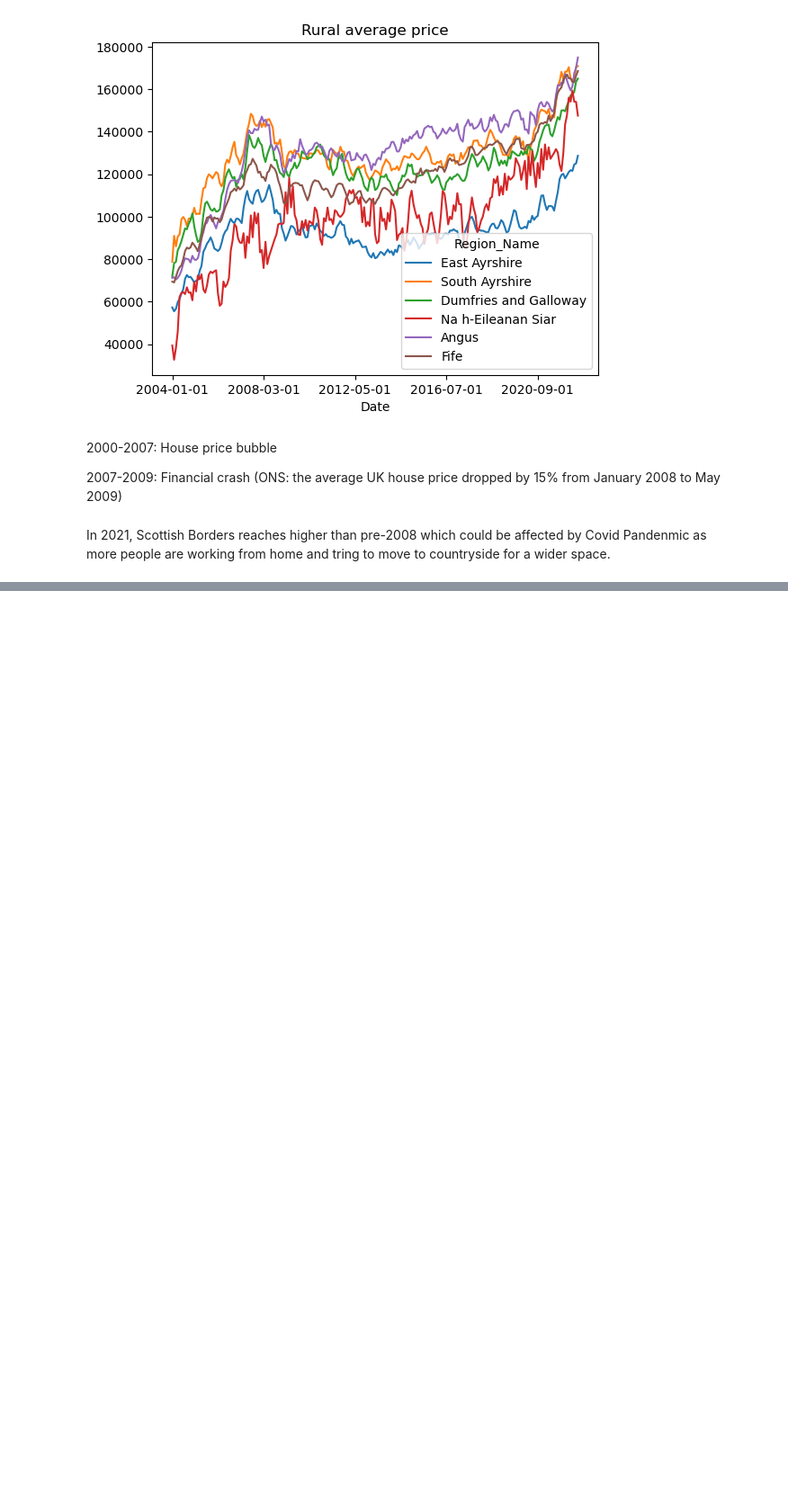
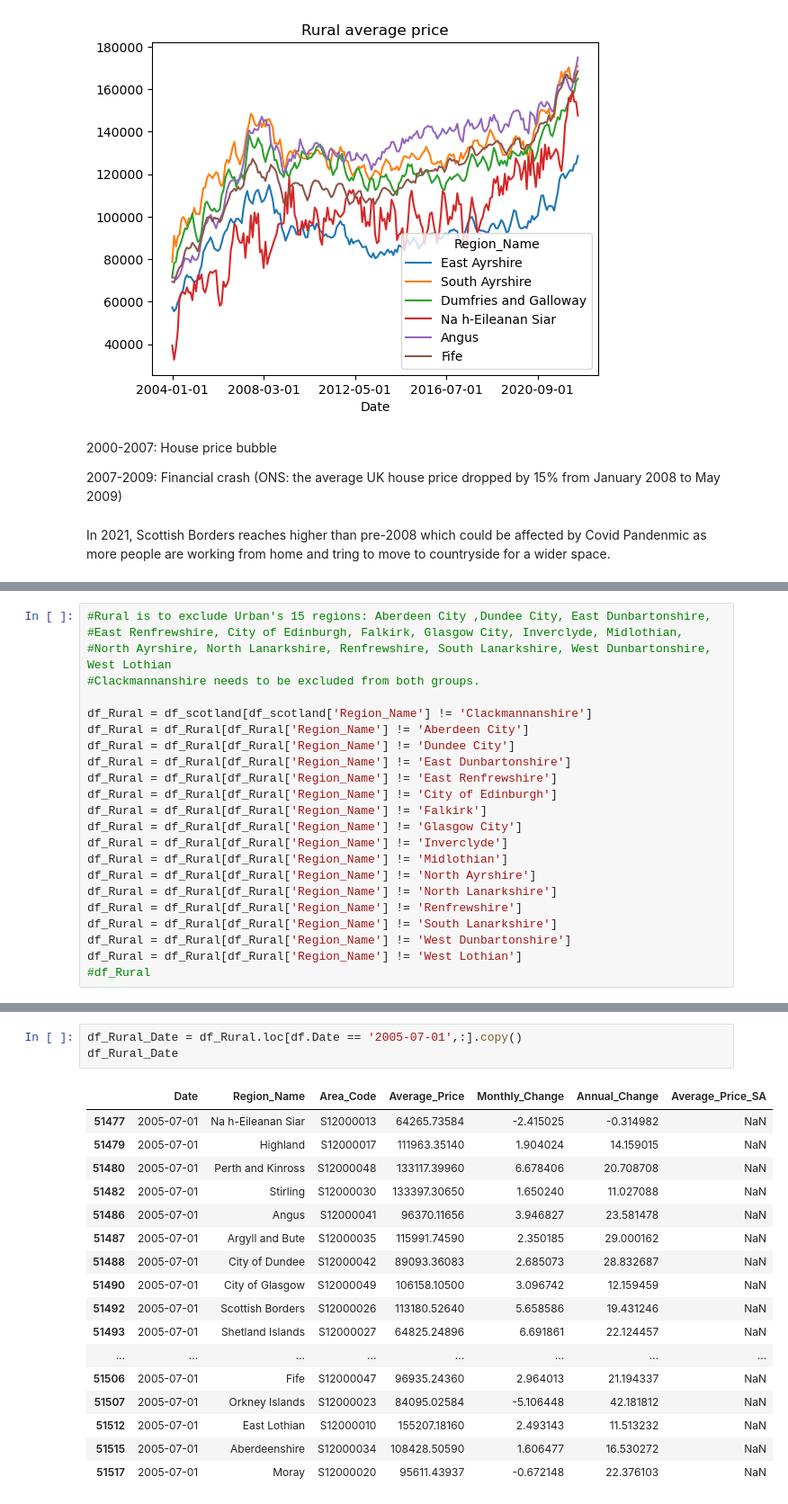
Before and after one commit to kegrad/house-price-index-group-project, a Jupyter notebook: Scotland.ipynb, the cells around one changed output, grey strips where cells are left out. Shown at 90% size. Saved outputs shown, nothing was run; the diff lists cells and outputs as text; blank space fills up the shorter version.

```diff
--- a/Scotland.ipynb
+++ b/Scotland.ipynb
@@ -348,0 +314,23 @@ as more people are working from home and tring to move to countryside for a wide
+# %%
+#Rural is to exclude Urban's 15 regions: Aberdeen City ,Dundee City, East Dunbartonshire,
+#East Renfrewshire, City of Edinburgh, Falkirk, Glasgow City, Inverclyde, Midlothian,
+#North Ayrshire, North Lanarkshire, Renfrewshire, South Lanarkshire, West Dunbartonshire, West Lothian
+#Clackmannanshire needs to be excluded from both groups.
+
+df_Rural = df_scotland[df_scotland['Region_Name'] != 'Clackmannanshire']
+df_Rural = df_Rural[df_Rural['Region_Name'] != 'Aberdeen City']
+df_Rural = df_Rural[df_Rural['Region_Name'] != 'Dundee City']
+df_Rural = df_Rural[df_Rural['Region_Name'] != 'East Dunbartonshire']
+df_Rural = df_Rural[df_Rural['Region_Name'] != 'East Renfrewshire']
+df_Rural = df_Rural[df_Rural['Region_Name'] != 'City of Edinburgh']
+df_Rural = df_Rural[df_Rural['Region_Name'] != 'Falkirk']
+df_Rural = df_Rural[df_Rural['Region_Name'] != 'Glasgow City']
+df_Rural = df_Rural[df_Rural['Region_Name'] != 'Inverclyde']
+df_Rural = df_Rural[df_Rural['Region_Name'] != 'Midlothian']
+df_Rural = df_Rural[df_Rural['Region_Name'] != 'North Ayrshire']
+df_Rural = df_Rural[df_Rural['Region_Name'] != 'North Lanarkshire']
+df_Rural = df_Rural[df_Rural['Region_Name'] != 'Renfrewshire']
+df_Rural = df_Rural[df_Rural['Region_Name'] != 'South Lanarkshire']
+df_Rural = df_Rural[df_Rural['Region_Name'] != 'West Dunbartonshire']
+df_Rural = df_Rural[df_Rural['Region_Name'] != 'West Lothian']
+#df_Rural
@@ -348,0 +407,21 @@ as more people are working from home and tring to move to countryside for a wide
+# %%
+df_Rural_Date = df_Rural.loc[df.Date == '2005-07-01',:].copy()
+df_Rural_Date
+# %% [output]
+|  | Date | Region_Name | Area_Code | Average_Price | Monthly_Change | Annual_Change | Average_Price_SA |
+| 51477 | 2005-07-01 | Na h-Eileanan Siar | S12000013 | 64265.73584 | -2.415025 | -0.314982 | NaN |
+| 51479 | 2005-07-01 | Highland | S12000017 | 111963.35140 | 1.904024 | 14.159015 | NaN |
+| 51480 | 2005-07-01 | Perth and Kinross | S12000048 | 133117.39960 | 6.678406 | 20.708708 | NaN |
+| 51482 | 2005-07-01 | Stirling | S12000030 | 133397.30650 | 1.650240 | 11.027088 | NaN |
+| 51486 | 2005-07-01 | Angus | S12000041 | 96370.11656 | 3.946827 | 23.581478 | NaN |
+| 51487 | 2005-07-01 | Argyll and Bute | S12000035 | 115991.74590 | 2.350185 | 29.000162 | NaN |
+| 51488 | 2005-07-01 | City of Dundee | S12000042 | 89093.36083 | 2.685073 | 28.832687 | NaN |
+| 51490 | 2005-07-01 | City of Glasgow | S12000049 | 106158.10500 | 3.096742 | 12.159459 | NaN |
+| 51492 | 2005-07-01 | Scottish Borders | S12000026 | 113180.52640 | 5.658586 | 19.431246 | NaN |
+| 51493 | 2005-07-01 | Shetland Islands | S12000027 | 64825.24896 | 6.691861 | 22.124457 | NaN |
+| ... | ... | ... | ... | ... | ... | ... | ... |
+| 51506 | 2005-07-01 | Fife | S12000047 | 96935.24360 | 2.964013 | 21.194337 | NaN |
+| 51507 | 2005-07-01 | Orkney Islands | S12000023 | 84095.02584 | -5.106448 | 42.181812 | NaN |
+| 51512 | 2005-07-01 | East Lothian | S12000010 | 155207.18160 | 2.493143 | 11.513232 | NaN |
+| 51515 | 2005-07-01 | Aberdeenshire | S12000034 | 108428.50590 | 1.606477 | 16.530272 | NaN |
+| 51517 | 2005-07-01 | Moray | S12000020 | 95611.43937 | -0.672148 | 22.376103 | NaN |
```
Also changed, not shown: parts of 15 cells of this notebook.
